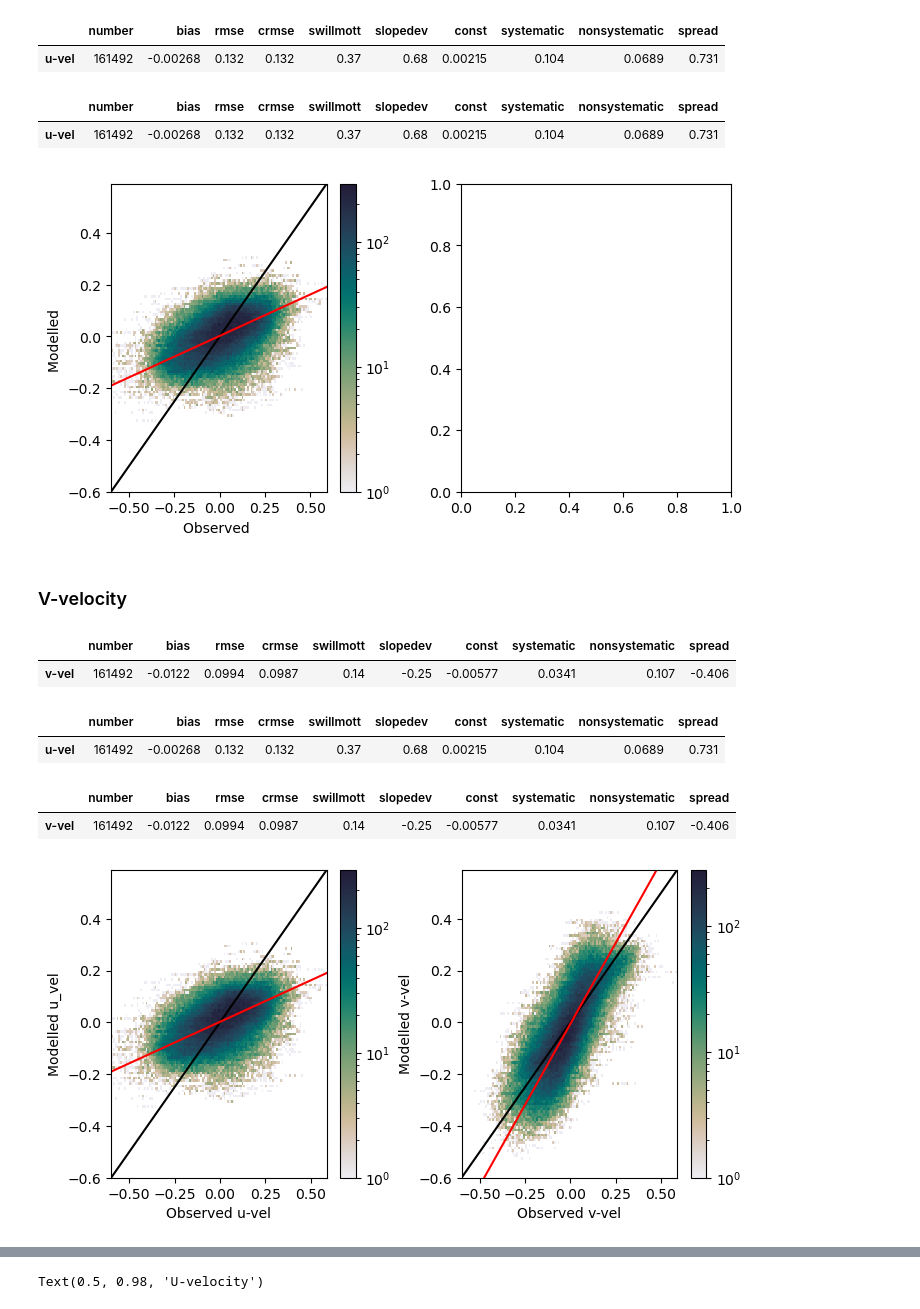
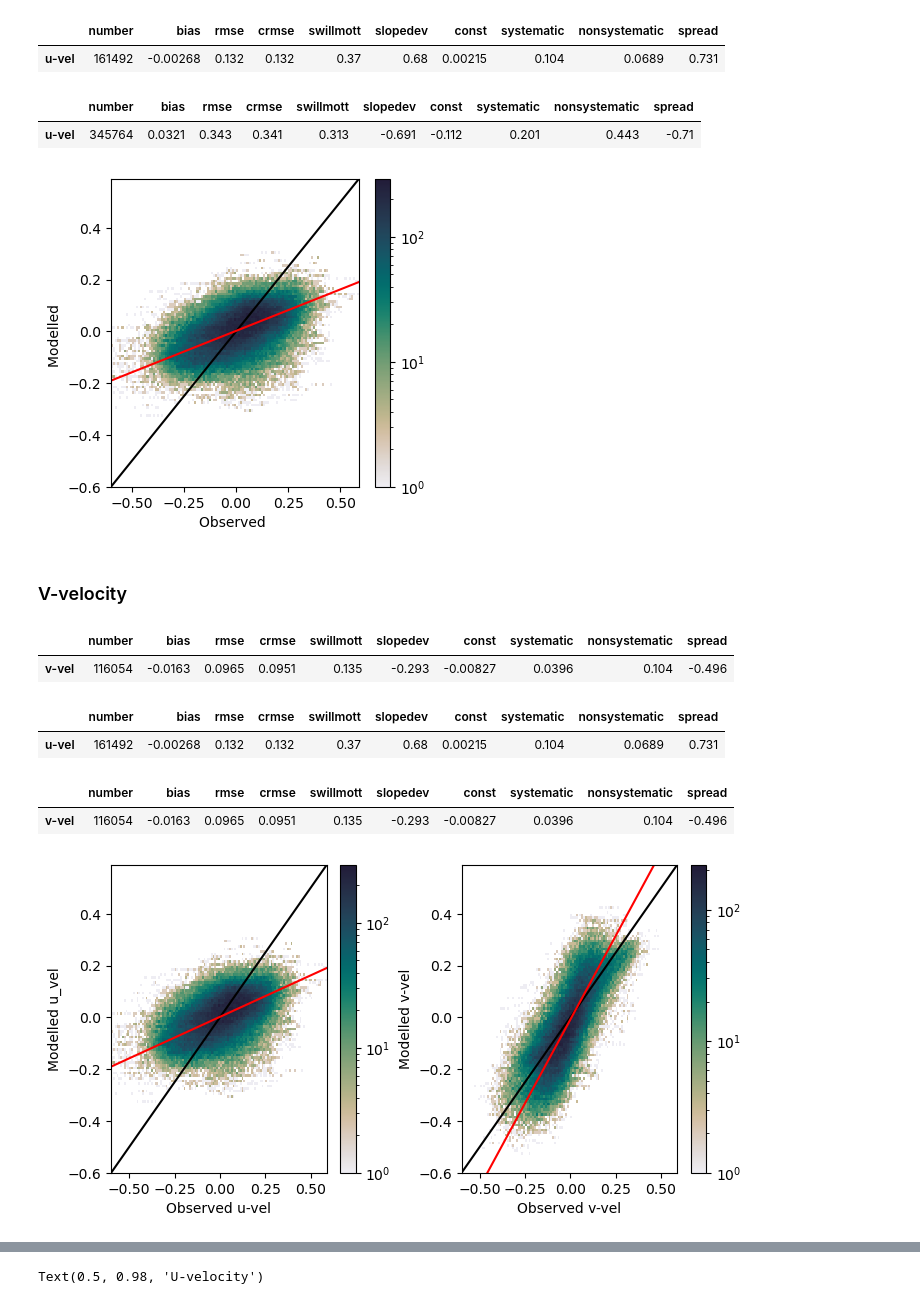
Before and after one commit to SalishSeaCast/analysis-camryn, a Jupyter notebook: notebooks/model_evals/model_eval_currents.ipynb, the cells around one changed output, grey strips where cells are left out. Drawn from its saved outputs; the diff is of its cells as text; code cells hidden in the pictures.

Commit message:
onc boundary pass and jdf current meters

```diff
--- a/notebooks/model_evals/model_eval_currents.ipynb
+++ b/notebooks/model_evals/model_eval_currents.ipynb
@@ -349,6 +343,6 @@ def get_combined(years, years_psf, years_pug, years_onc, years_ferry, idepth, jd
 # %%
 field = 'u-vel'
-obsn = 'LCEWEL01'
+obsn = 'current_velocity_east'
 modn = 'mod_vozocrtx'
 gridn = 'gridU'
 vmax = 0.6
@@ -359,55 +353,44 @@ scale = 24
 idepth = 0
 jdepth = 39
 
-data_uvel,d_uvel = get_combined([2008,2009,2010,2012,2021,2022]
+data_uvel_sog,d_uvel_sog = get_combined([2008,2009,2010,2012,2021,2022]
                                           , []#[2015, 2016, 2017]
                                           , []#[2015, 2016, 2017, 2018]
                                        , []#[2014, 2015, 2016, 2017, 2018, 2019, 2020, 2021, 2022]
                                        , []#[2013, 2014, 2015, 2016, 2017, 2018, 2019, 2020, 2021, 2022]
                                           , idepth, jdepth, 'alldepths')
 
-d_uvel.style.format(myformat).apply(highlight_max_min)
+d_uvel_sog.style.format(myformat).apply(highlight_max_min)
 # %% [output]
 |  | number | bias | rmse | crmse | swillmott | slopedev | const | systematic | nonsystematic | spread |
 | u-vel | 161492 | -0.00268 | 0.132 | 0.132 | 0.37 | 0.68 | 0.00215 | 0.104 | 0.0689 | 0.731 |
 # %%
-fig,[ax,ax2] = plt.subplots(1,2,figsize=(8,4))
-counts, xedges, yedges, color = ax.hist2d( data_uvel['LCEWEL01'],data_uvel['mod_vozocrtx'],
+fig,ax = plt.subplots(1,1,figsize=(4,4))
+counts, xedges, yedges, color = ax.hist2d( data_uvel_sog['current_velocity_east'],data_uvel_sog['mod_vozocrtx'],
                                            bins=np.arange(vmin, vmax, dbin), norm=LogNorm(), cmap=cmap);
 ax.set_xlabel(f'Observed ')
 ax.set_ylabel(f'Modelled ')
 fig.colorbar(color, ax=ax)
 ax.plot(np.arange(vmin,vmax,0.01),np.arange(vmin,vmax,0.01),color='k')
-a1,b1,stm,nstm = wolfram_perp(data_uvel,obsn,modn)
+a1,b1,stm,nstm = wolfram_perp(data_uvel_sog,obsn,modn)
 line = a1+np.arange(vmin, vmax, 0.01)*b1
 
 # slope,intercept = np.polyfit(data['mod_vozocrtx'],data['LCEWEL01'],1)
 # line = slope*np.arange(vmin,vmax,0.01)+intercept
 ax.plot(np.arange(vmin,vmax,0.01),line,'r')
 
-# counts, xedges, yedges, color = ax2.hist2d(sal_data['SA'],sal_data['mod_vosaline'],
-#                                            bins=np.arange(0, 36, 0.5), norm=LogNorm(), cmap=cmap);
-# ax2.set_xlabel('Observed salinity (g/kg)')
-# ax2.set_ylabel('Modelled salinity (g/kg)')
-# fig.colorbar(color, ax=ax2)
-# ax2.plot(np.arange(0,36,0.5),np.arange(0,36,0.5),color='k')
-# a1,b1,stm,nstm = wolfram_perp(sal_data,'SA','mod_vosaline')
-# line = a1+np.arange(0, 36, 0.5)*b1
-# ax2.plot(np.arange(0, 36, 0.5),line,'r')
-
 fig.subplots_adjust(wspace=0.3)
 
 display(d_uvel.style.format(myformat).apply(highlight_max_min))
-# d_uvel.style.format(myformat).apply(highlight_max_min)
 # %% [output]
 |  | number | bias | rmse | crmse | swillmott | slopedev | const | systematic | nonsystematic | spread |
-| u-vel | 161492 | -0.00268 | 0.132 | 0.132 | 0.37 | 0.68 | 0.00215 | 0.104 | 0.0689 | 0.731 |
+| u-vel | 345764 | 0.0321 | 0.343 | 0.341 | 0.313 | -0.691 | -0.112 | 0.201 | 0.443 | -0.71 |
-[figure, old version]
+[figure, new version]
 # %% [markdown]
 ### V-velocity
 # %%
 field = 'v-vel'
-obsn = 'LCNSEL01'
+obsn = 'current_velocity_north'
 modn = 'mod_vomecrty'
 gridn = 'gridV'
 vmax = 0.6
@@ -418,38 +401,38 @@ scale = 24
 idepth = 0
 jdepth = 39
 
-data,d_vvel = get_combined([2008,2009,2010,2012,2021,2022]
+data_vvel_sog,d_vvel_sog = get_combined([2008,2009,2010,2012,2021,2022]
                                           , []#[2015, 2016, 2017]
                                           , []#[2015, 2016, 2017, 2018]
                                        , []#[2014, 2015, 2016, 2017, 2018, 2019, 2020, 2021, 2022]
                                        , []#[2013, 2014, 2015, 2016, 2017, 2018, 2019, 2020, 2021, 2022]
                                           , idepth, jdepth, 'alldepths',gridN=gridn)
 
-d_vvel.style.format(myformat).apply(highlight_max_min)
+d_vvel_sog.style.format(myformat).apply(highlight_max_min)
 # %% [output]
 |  | number | bias | rmse | crmse | swillmott | slopedev | const | systematic | nonsystematic | spread |
-| v-vel | 161492 | -0.0122 | 0.0994 | 0.0987 | 0.14 | -0.25 | -0.00577 | 0.0341 | 0.107 | -0.406 |
+| v-vel | 116054 | -0.0163 | 0.0965 | 0.0951 | 0.135 | -0.293 | -0.00827 | 0.0396 | 0.104 | -0.496 |
 # %%
 fig,[ax,ax2] = plt.subplots(1,2,figsize=(8,4))
 
-counts, xedges, yedges, color = ax.hist2d( data_uvel['LCEWEL01'],data_uvel['mod_vozocrtx'],
+counts, xedges, yedges, color = ax.hist2d( data_uvel_sog['current_velocity_east'],data_uvel_sog['mod_vozocrtx'],
                                            bins=np.arange(vmin, vmax, dbin), norm=LogNorm(),cmap=cmap);
 ax.set_xlabel(f'Observed u-vel')
 ax.set_ylabel(f'Modelled u_vel')
 fig.colorbar(color, ax=ax)
 ax.plot(np.arange(vmin,vmax,0.01),np.arange(vmin,vmax,0.01),color='k')
-a1,b1,stm,nstm = wolfram_perp(data_uvel,'LCEWEL01','mod_vozocrtx')
+a1,b1,stm,nstm = wolfram_perp(data_uvel_sog,'current_velocity_east','mod_vozocrtx')
 line = a1+np.arange(vmin, vmax, 0.01)*b1
 # slope,intercept = np.polyfit(data_uvel['LCEWEL01'],data_uvel['mod_vozocrtx'],1)
 # line = slope*np.arange(vmin,vmax,0.01)+intercept
 ax.plot(np.arange(vmin,vmax,0.01),line,'r')
-counts, xedges, yedges, color = ax2.hist2d( data['LCNSEL01'],data['mod_vomecrty'],
+counts, xedges, yedges, color = ax2.hist2d( data_vvel_sog['current_velocity_north'],data_vvel_sog['mod_vomecrty'],
                                            bins=np.arange(vmin, vmax, dbin),norm=LogNorm(), cmap=cmap);
 ax2.set_xlabel(f'Observed v-vel')
 ax2.set_ylabel(f'Modelled v-vel')
 fig.colorbar(color, ax=ax2)
 ax2.plot(np.arange(vmin,vmax,0.01),np.arange(vmin,vmax,0.01),color='k')
-a1,b1,stm,nstm = wolfram_perp(data,obsn,modn)
+a1,b1,stm,nstm = wolfram_perp(data_vvel_sog,'current_velocity_north',modn)
 line = a1+np.arange(vmin, vmax, 0.01)*b1
 
 # slope,intercept = np.polyfit(data['LCNSEL01'],data['mod_vomecrty'],1)
@@ -458,12 +441,12 @@ ax2.plot(np.arange(vmin,vmax,0.01),line,'r')
 
 fig.subplots_adjust(wspace=0.3)
 
-display(d_uvel.style.format(myformat).apply(highlight_max_min))
-d_vvel.style.format(myformat).apply(highlight_max_min)
+display(d_uvel_sog.style.format(myformat).apply(highlight_max_min))
+d_vvel_sog.style.format(myformat).apply(highlight_max_min)
 # %% [output]
 |  | number | bias | rmse | crmse | swillmott | slopedev | const | systematic | nonsystematic | spread |
 | u-vel | 161492 | -0.00268 | 0.132 | 0.132 | 0.37 | 0.68 | 0.00215 | 0.104 | 0.0689 | 0.731 |
 |  | number | bias | rmse | crmse | swillmott | slopedev | const | systematic | nonsystematic | spread |
-| v-vel | 161492 | -0.0122 | 0.0994 | 0.0987 | 0.14 | -0.25 | -0.00577 | 0.0341 | 0.107 | -0.406 |
+| v-vel | 116054 | -0.0163 | 0.0965 | 0.0951 | 0.135 | -0.293 | -0.00827 | 0.0396 | 0.104 | -0.496 |
-[figure, old version]
+[figure, new version]
 # %%
```
Also changed, not shown: parts of 38 cells of this notebook.
